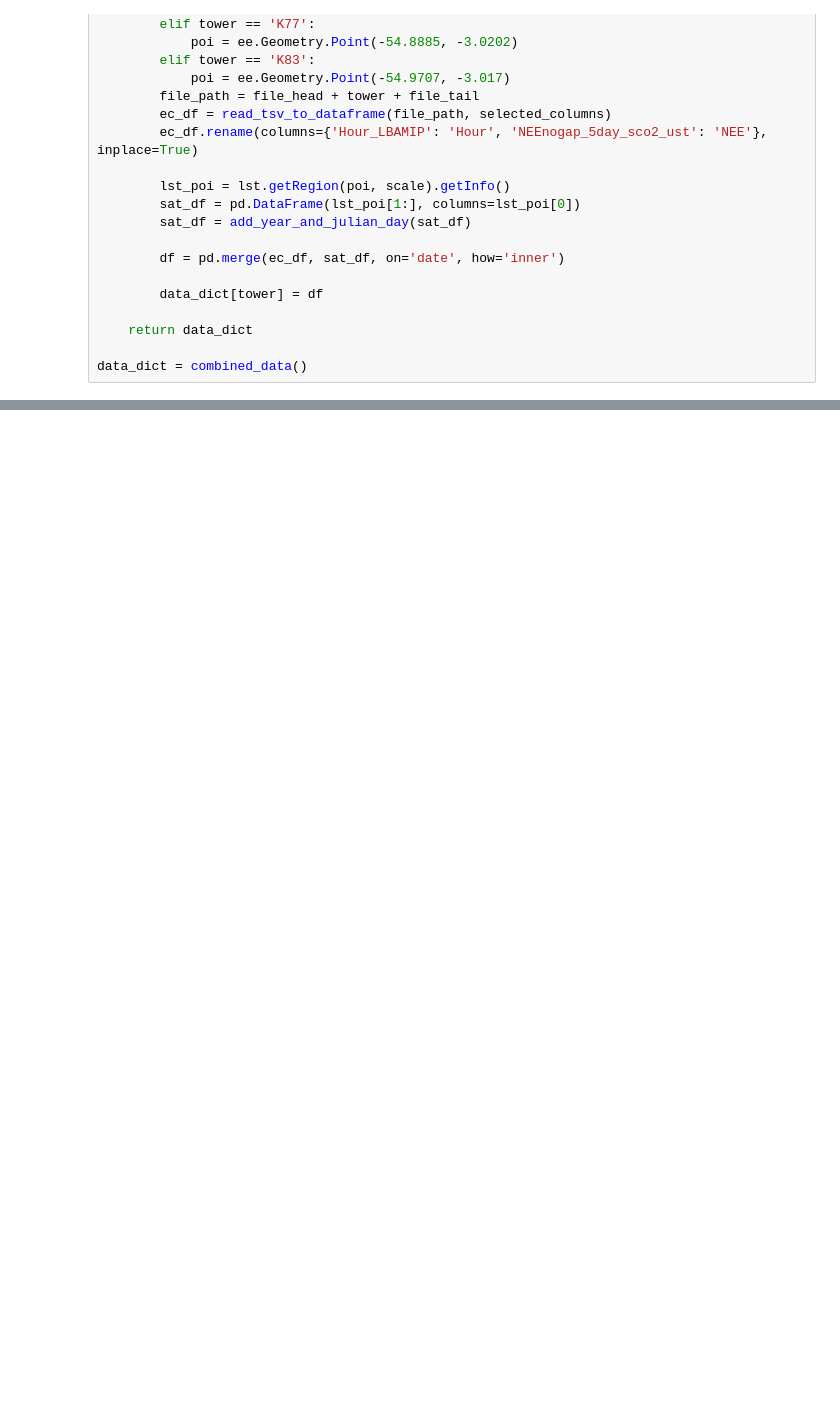
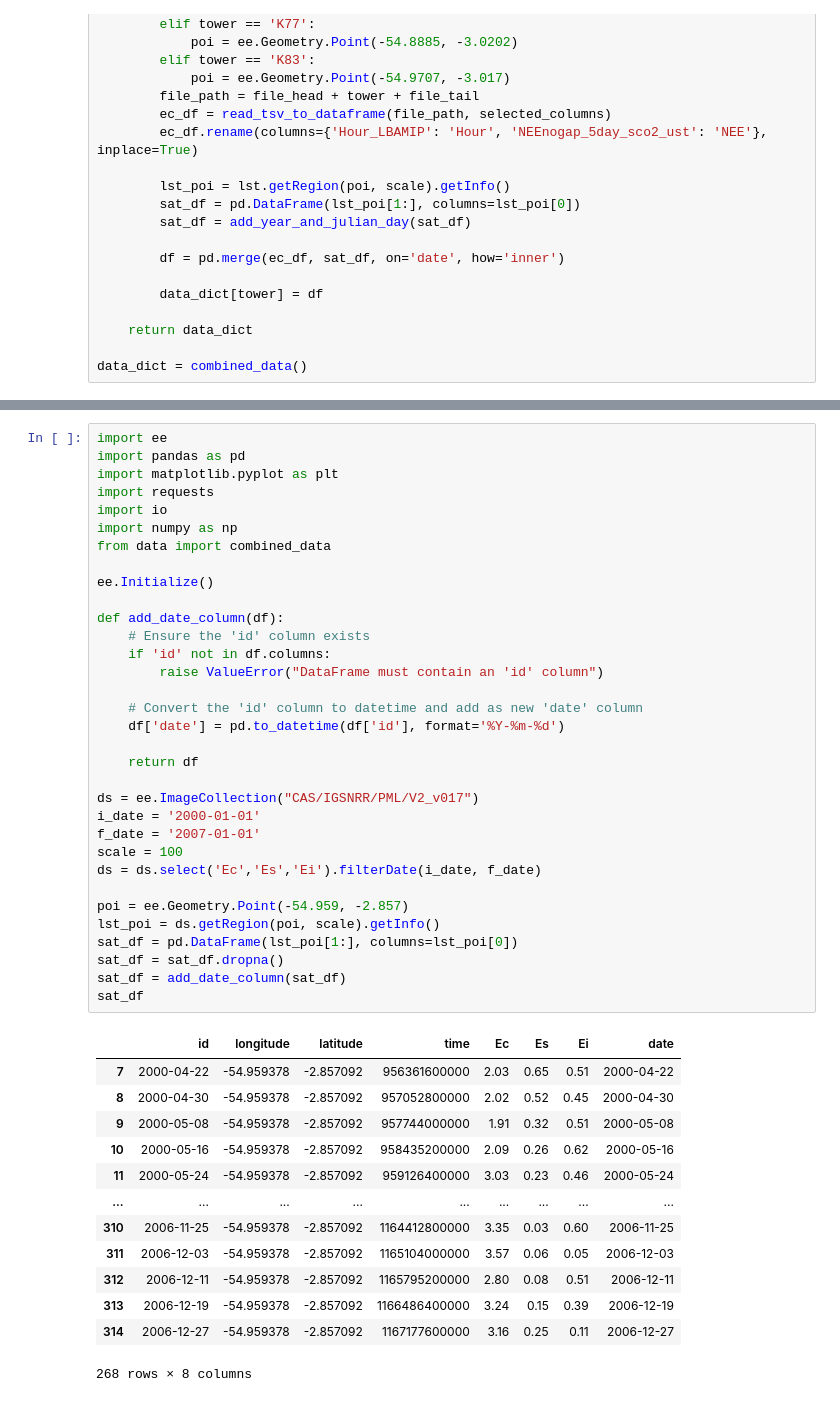
Before and after one commit to Arashi2304/ECTower2Sat, a Jupyter notebook: Code_trial.ipynb, the cells around one changed output, grey strips where cells are left out. Saved outputs shown, nothing was run; the diff lists cells and outputs as text; blank space fills up the shorter version.

```diff
--- a/Code_trial.ipynb
+++ b/Code_trial.ipynb
@@ -232,0 +293,47 @@ x_train, y_train = prep_data(data_dict)
+# %%
+import ee
+import pandas as pd
+import matplotlib.pyplot as plt
+import requests
+import io
+import numpy as np
+from data import combined_data
+
+ee.Initialize()
+
+def add_date_column(df):
+    # Ensure the 'id' column exists
+    if 'id' not in df.columns:
+        raise ValueError("DataFrame must contain an 'id' column")
+
+    # Convert the 'id' column to datetime and add as new 'date' column
+    df['date'] = pd.to_datetime(df['id'], format='%Y-%m-%d')
+
+    return df
+
+ds = ee.ImageCollection("CAS/IGSNRR/PML/V2_v017")
+i_date = '2000-01-01'
+f_date = '2007-01-01'
+scale = 100
+ds = ds.select('Ec','Es','Ei').filterDate(i_date, f_date)
+
+poi = ee.Geometry.Point(-54.959, -2.857)
+lst_poi = ds.getRegion(poi, scale).getInfo()
+sat_df = pd.DataFrame(lst_poi[1:], columns=lst_poi[0])
+sat_df = sat_df.dropna()
+sat_df = add_date_column(sat_df)
+sat_df
+# %% [output]
+|  | id | longitude | latitude | time | Ec | Es | Ei | date |
+| 7 | 2000-04-22 | -54.959378 | -2.857092 | 956361600000 | 2.03 | 0.65 | 0.51 | 2000-04-22 |
+| 8 | 2000-04-30 | -54.959378 | -2.857092 | 957052800000 | 2.02 | 0.52 | 0.45 | 2000-04-30 |
+| 9 | 2000-05-08 | -54.959378 | -2.857092 | 957744000000 | 1.91 | 0.32 | 0.51 | 2000-05-08 |
+| 10 | 2000-05-16 | -54.959378 | -2.857092 | 958435200000 | 2.09 | 0.26 | 0.62 | 2000-05-16 |
+| 11 | 2000-05-24 | -54.959378 | -2.857092 | 959126400000 | 3.03 | 0.23 | 0.46 | 2000-05-24 |
+| ... | ... | ... | ... | ... | ... | ... | ... | ... |
+| 310 | 2006-11-25 | -54.959378 | -2.857092 | 1164412800000 | 3.35 | 0.03 | 0.60 | 2006-11-25 |
+| 311 | 2006-12-03 | -54.959378 | -2.857092 | 1165104000000 | 3.57 | 0.06 | 0.05 | 2006-12-03 |
+| 312 | 2006-12-11 | -54.959378 | -2.857092 | 1165795200000 | 2.80 | 0.08 | 0.51 | 2006-12-11 |
+| 313 | 2006-12-19 | -54.959378 | -2.857092 | 1166486400000 | 3.24 | 0.15 | 0.39 | 2006-12-19 |
+| 314 | 2006-12-27 | -54.959378 | -2.857092 | 1167177600000 | 3.16 | 0.25 | 0.11 | 2006-12-27 |
+268 rows × 8 columns
```
Also changed, not shown: parts of 9 cells of this notebook, 4 other files.
